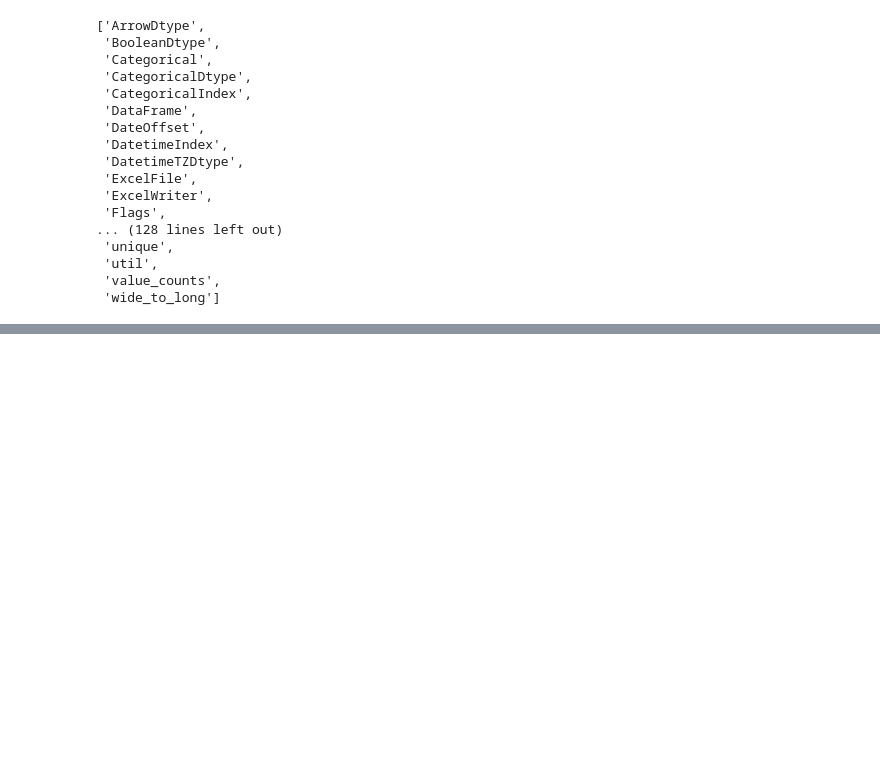
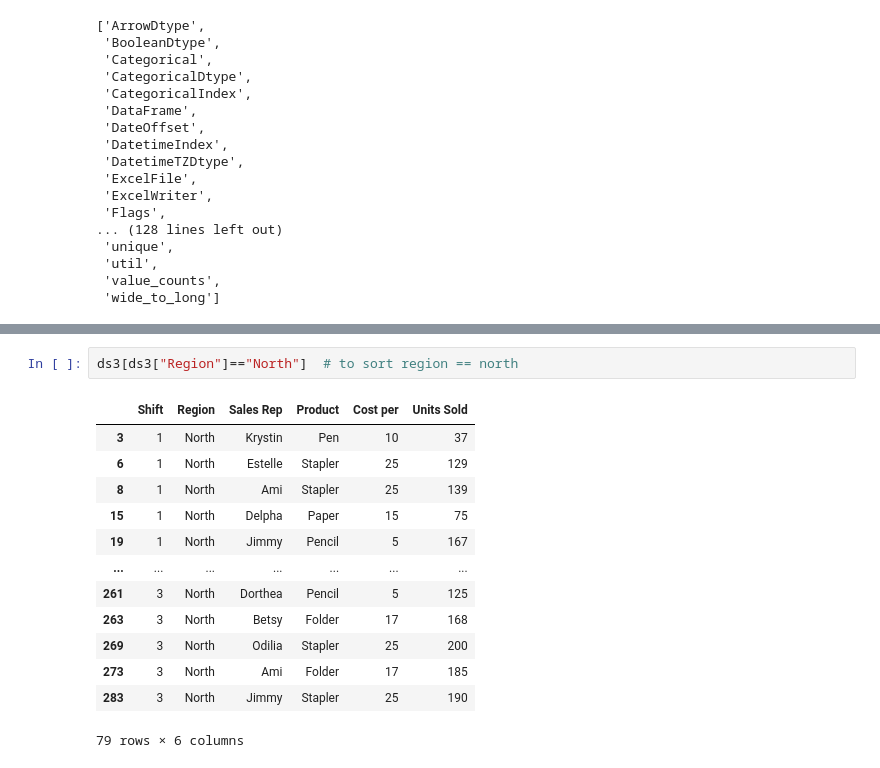
Before and after one commit to partha235/py_data_science, a Jupyter notebook: pandfu.ipynb, the cells around one changed output, grey strips where cells are left out. Drawn from its saved outputs; the diff is of its cells as text; blank space fills up the shorter version.

```diff
--- a/pandfu.ipynb
+++ b/pandfu.ipynb
@@ -45,0 +157,16 @@ dtype: int64
+# %%
+ds3[ds3["Region"]=="North"]  # to sort region == north
+# %% [output]
+|  | Shift | Region | Sales Rep | Product | Cost per | Units Sold |
+| 3 | 1 | North | Krystin | Pen | 10 | 37 |
+| 6 | 1 | North | Estelle | Stapler | 25 | 129 |
+| 8 | 1 | North | Ami | Stapler | 25 | 139 |
+| 15 | 1 | North | Delpha | Paper | 15 | 75 |
+| 19 | 1 | North | Jimmy | Pencil | 5 | 167 |
+| ... | ... | ... | ... | ... | ... | ... |
+| 261 | 3 | North | Dorthea | Pencil | 5 | 125 |
+| 263 | 3 | North | Betsy | Folder | 17 | 168 |
+| 269 | 3 | North | Odilia | Stapler | 25 | 200 |
+| 273 | 3 | North | Ami | Folder | 17 | 185 |
+| 283 | 3 | North | Jimmy | Stapler | 25 | 190 |
+79 rows × 6 columns
```
Also changed, not shown: parts of 21 cells of this notebook, 2 other files.
